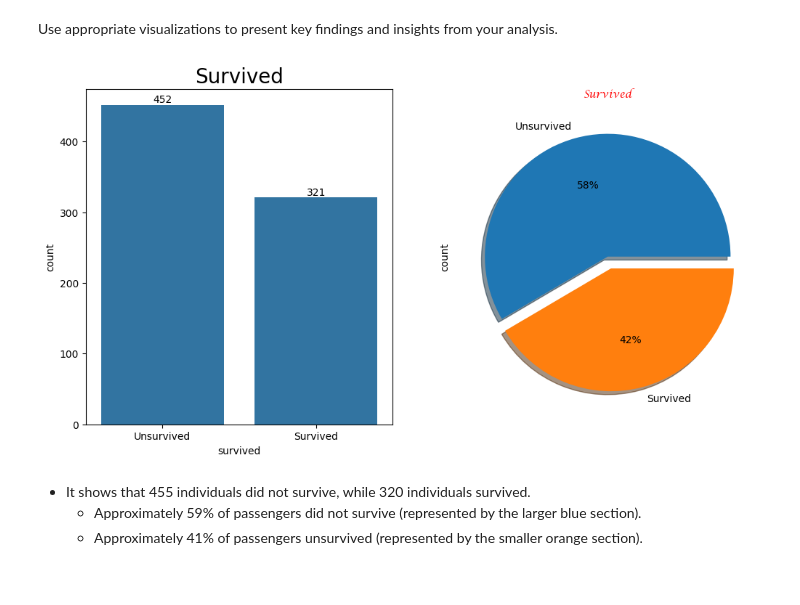
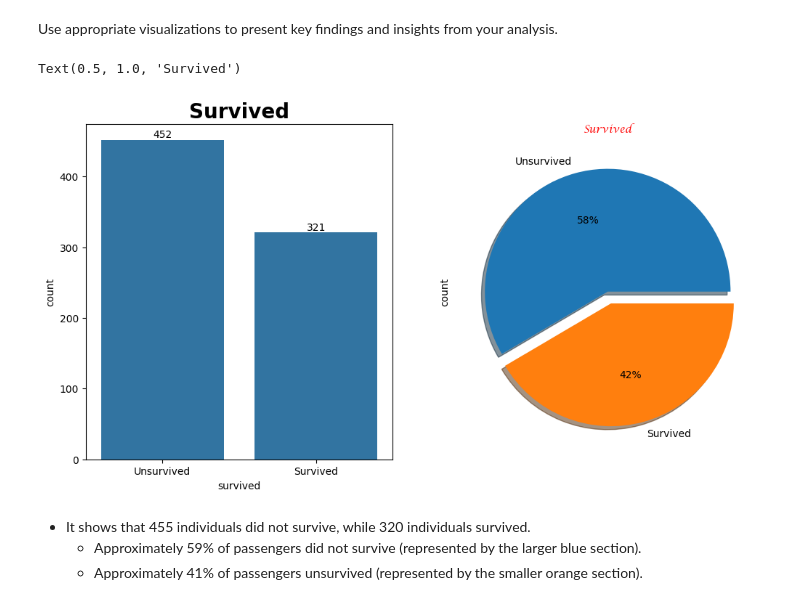
Before and after one commit to 1sumer/Python, a Jupyter notebook: EDA/Titanic/Titanic .ipynb, the cells around one changed output. Drawn from its saved outputs; the diff is of its cells as text; code cells hidden in the pictures.

```diff
--- a/EDA/Titanic/Titanic .ipynb
+++ b/EDA/Titanic/Titanic .ipynb
@@ -91,6 +59,6 @@ Most of the data are available in a tabular format of CSV files. It is trendy an
 
 In this article, the data to predict Used car price is being used as an example. In this dataset, we are trying to analyze the used car’s price and how EDA focuses on identifying the factors influencing the car price. We have stored the data in the DataFrame data.
 # %%
-df1 = pd.read_csv(r'D:\Python\EDA\Titanic\Titanic.csv')
-df1.head()
+df = pd.read_csv(r'D:\Python\EDA\Titanic\Titanic.csv')
+df.head()
 # %% [output]
@@ -103,3 +71,4 @@ df1.head()
 # %%
-df = sns.load_dataset('titanic')
-df
+#df = sns.load_dataset('titanic')
+#df.to_csv('titanic.csv')
+#df
@@ -270,7 +229,7 @@ Some columns or variables can be dropped if they do not add value to our analysi
 
 In our dataset, the column PassengerId and Cabin. have only ID values, assuming they don’t have any predictive power to predict the dependent variable.
 # %%
-columns_remove = ['deck', 'embarked','alive', 'pclass'] #remove deck, embarked, alive, pclass becouse deck has most null values other 3 columns are repeated columns
+columns_remove = ['Unnamed: 0','deck', 'embarked','alive', 'pclass'] #remove deck, embarked, alive, pclass becouse deck has most null values other 3 columns are repeated columns
 df.drop(columns = columns_remove, inplace=True)
 # %%
 df.head()
@@ -560,17 +521,18 @@ Use appropriate visualizations to present key findings and insights from your an
 # %%
 plt.figure(figsize=(12,6))
 
 ax = plt.subplot(1,2,1)
 ax = sns.countplot(x='survived', data=df)
 ax.set_xticklabels(['Unsurvived', 'Survived'])
 ax.bar_label(ax.containers[0])
-plt.title("Survived", fontsize=20)
+plt.title("Survived", fontsize=20, fontweight= 'bold')
 
 ax = plt.subplot(1,2,2)
 ax=df['survived'].value_counts().plot.pie(labels = ['Unsurvived','Survived'],explode=[0, 0.1],autopct='%1.f%%',shadow=True);
-ax.set_title(label = "Survived", fontsize = 20,color='Red',font='Lucida Calligraphy');
+ax.set_title(label = "Survived", fontsize = 20,color='Red',font='Lucida Calligraphy', fontweight= 'bold')
 # %% [output]
+Text(0.5, 1.0, 'Survived')
-[figure, old version]
+[figure, new version]
 # %% [markdown]
 - It shows that 455 individuals did not survive, while 320 individuals survived.
     - Approximately 59% of passengers did not survive (represented by the larger blue section).
```
Also changed, not shown: parts of 21 cells of this notebook, 2 other files.
